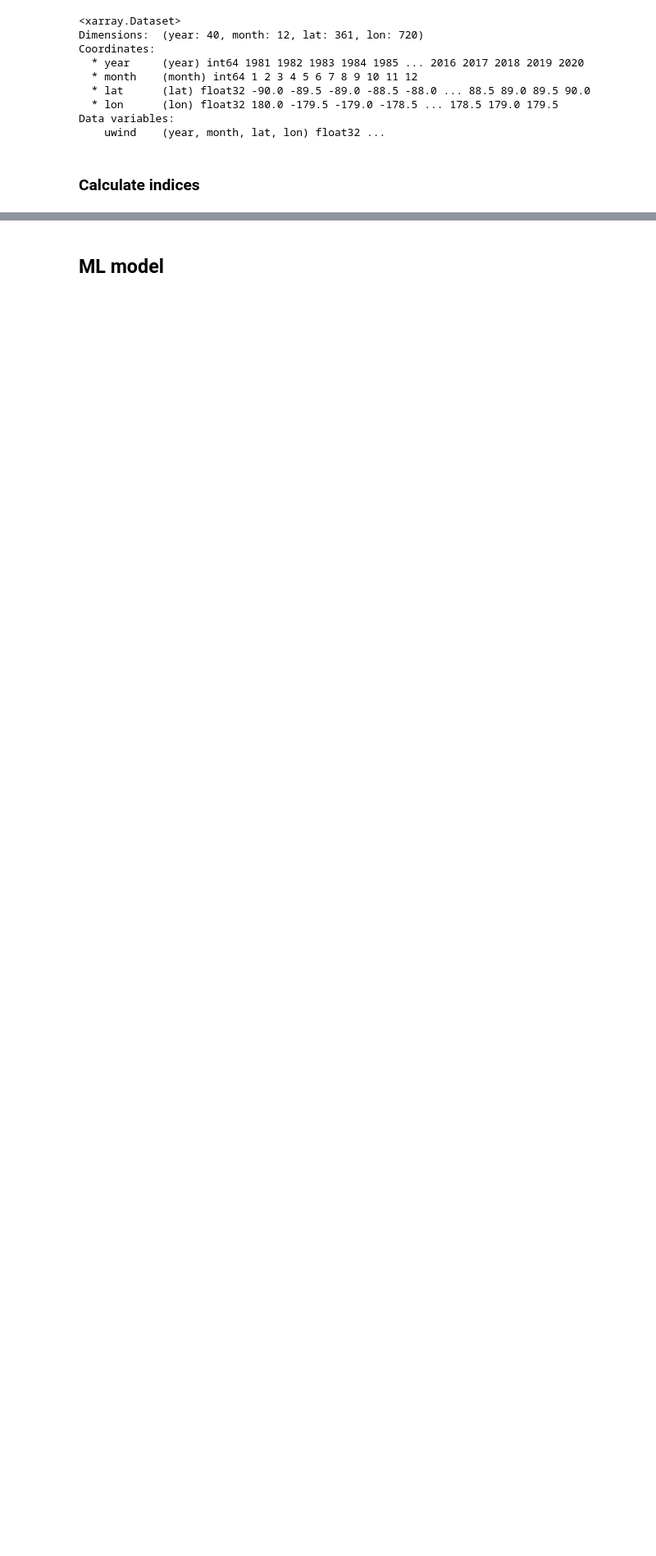
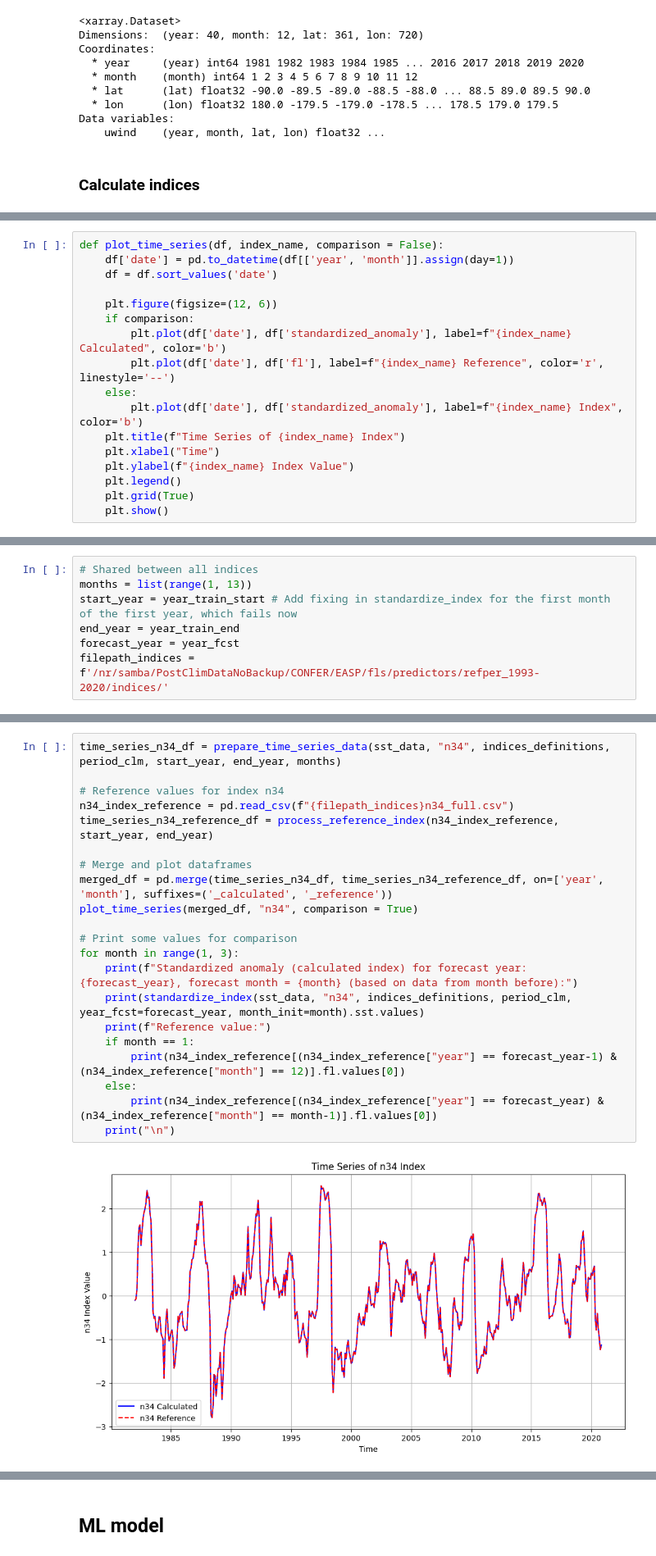
Before and after one commit to SeasonalForecastingEngine/CONFER-WP3, a Jupyter notebook: notebooks/lasso_fcst_example.ipynb, the cells around one changed output, grey strips where cells are left out. Shown at 82% size. Saved outputs shown, nothing was run; the diff lists cells and outputs as text; blank space fills up the shorter version.

Commit message:
modified:   notebooks/lasso_fcst_example.ipynb 	modified:   testdata/chirps_anomalies_normal.nc 	modified:   testdata/fls.nc

```diff
--- a/notebooks/lasso_fcst_example.ipynb
+++ b/notebooks/lasso_fcst_example.ipynb
@@ -992,0 +964,17 @@ Reference value:
+# %%
+def plot_time_series(df, index_name, comparison = False):
+    df['date'] = pd.to_datetime(df[['year', 'month']].assign(day=1))
+    df = df.sort_values('date')
+
+    plt.figure(figsize=(12, 6))
+    if comparison:
+        plt.plot(df['date'], df['standardized_anomaly'], label=f"{index_name} Calculated", color='b')
+        plt.plot(df['date'], df['fl'], label=f"{index_name} Reference", color='r', linestyle='--')
+    else:
+        plt.plot(df['date'], df['standardized_anomaly'], label=f"{index_name} Index", color='b')
+    plt.title(f"Time Series of {index_name} Index")
+    plt.xlabel("Time")
+    plt.ylabel(f"{index_name} Index Value")
+    plt.legend()
+    plt.grid(True)
+    plt.show()
@@ -992,0 +983,7 @@ Reference value:
+# %%
+# Shared between all indices
+months = list(range(1, 13))
+start_year = year_train_start # Add fixing in standardize_index for the first month of the first year, which fails now
+end_year = year_train_end
+forecast_year = year_fcst
+filepath_indices = f'/nr/samba/PostClimDataNoBackup/CONFER/EASP/fls/predictors/refper_1993-2020/indices/'
@@ -992,0 +992,23 @@ Reference value:
+# %%
+time_series_n34_df = prepare_time_series_data(sst_data, "n34", indices_definitions, period_clm, start_year, end_year, months)
+
+# Reference values for index n34
+n34_index_reference = pd.read_csv(f"{filepath_indices}n34_full.csv")
+time_series_n34_reference_df = process_reference_index(n34_index_reference, start_year, end_year)
+
+# Merge and plot dataframes
+merged_df = pd.merge(time_series_n34_df, time_series_n34_reference_df, on=['year', 'month'], suffixes=('_calculated', '_reference'))
+plot_time_series(merged_df, "n34", comparison = True)
+
+# Print some values for comparison
+for month in range(1, 3):
+    print(f"Standardized anomaly (calculated index) for forecast year: {forecast_year}, forecast month = {month} (based on data from month before):")
+    print(standardize_index(sst_data, "n34", indices_definitions, period_clm, year_fcst=forecast_year, month_init=month).sst.values)
+    print(f"Reference value:")
+    if month == 1:
+        print(n34_index_reference[(n34_index_reference["year"] == forecast_year-1) & (n34_index_reference["month"] == 12)].fl.values[0])
+    else:
+        print(n34_index_reference[(n34_index_reference["year"] == forecast_year) & (n34_index_reference["month"] == month-1)].fl.values[0])
+    print("\n")
+# %% [output]
+[figure, added]
```
Also changed, not shown: parts of 57 cells of this notebook, 2 other files.
